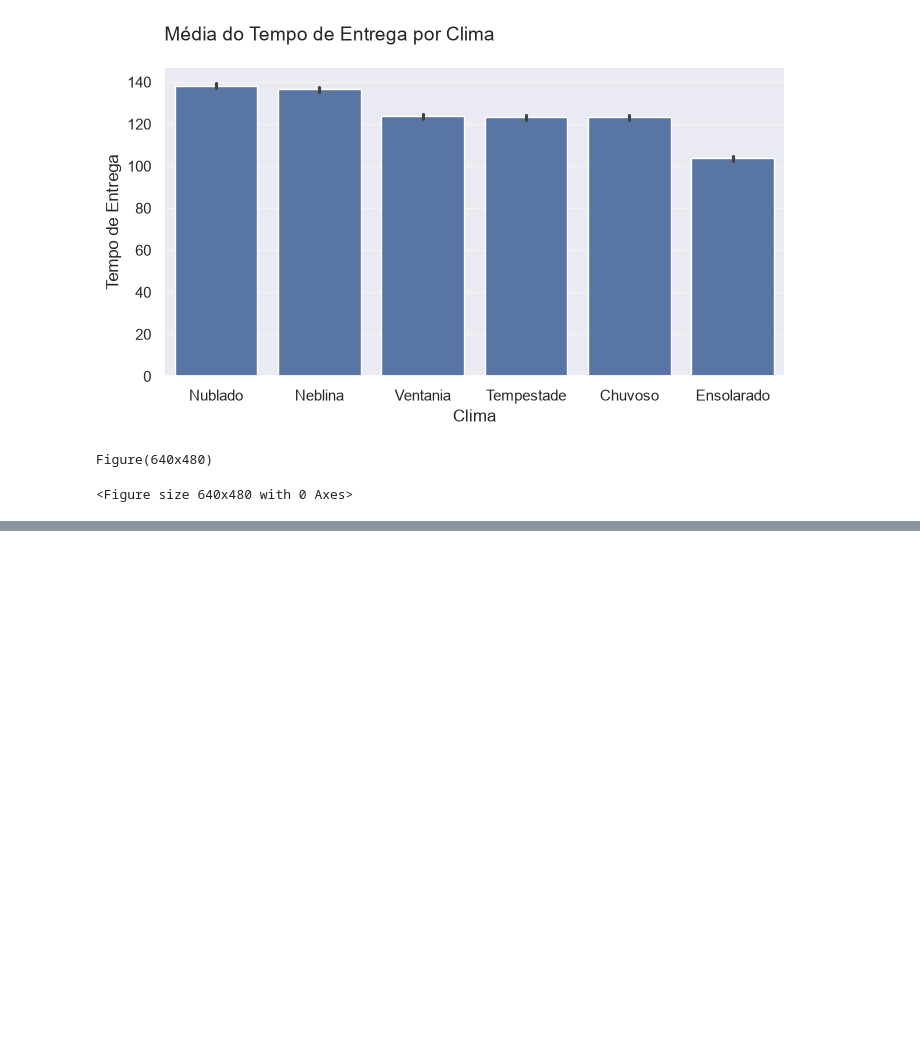
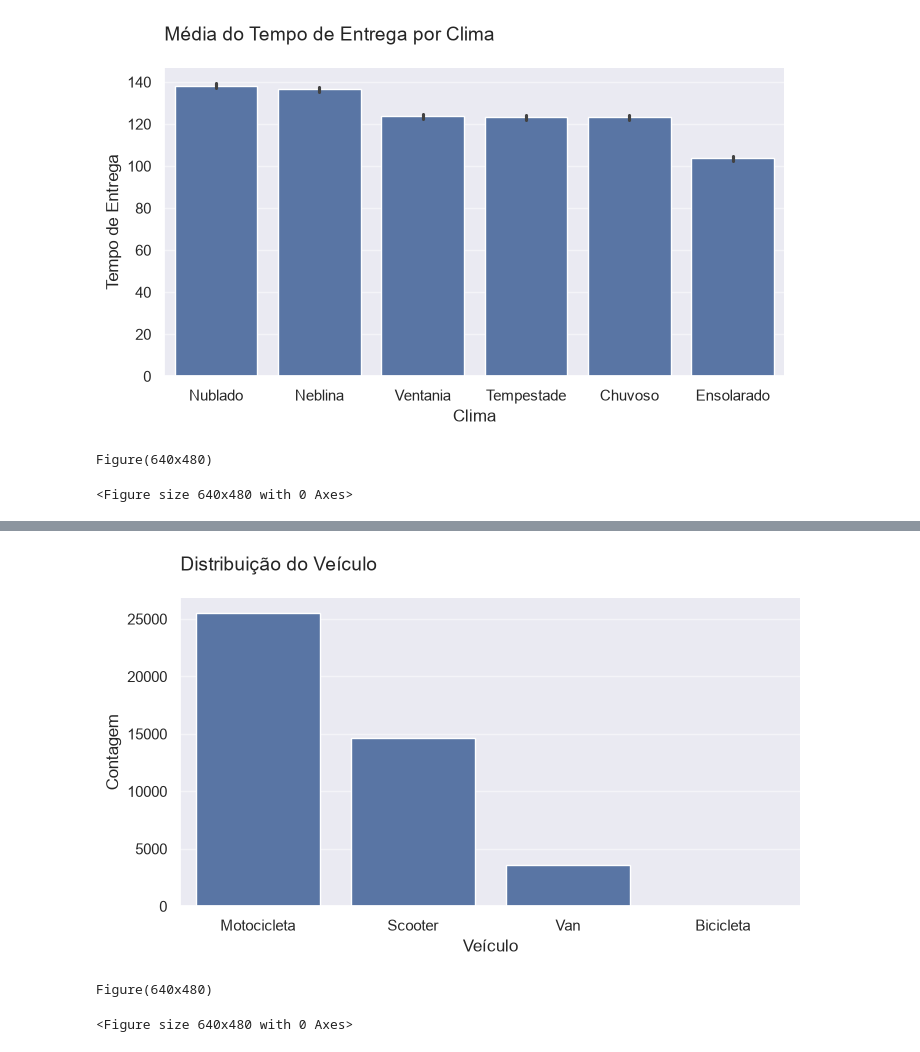
Before and after one commit to GuiMRDS/LangChain_analiseDeDados, a Jupyter notebook: agente.ipynb, the cells around one changed output, grey strips where cells are left out. Cells and saved outputs as stored; diff of their text form; code cells hidden in the pictures; blank space fills up the shorter version.

```diff
--- a/agente.ipynb
+++ b/agente.ipynb
@@ -782,0 +791,8 @@ Figure(640x480)
+# %%
+resposta_grafico_3 = gerar_grafico.invoke("""Crie um grafico de distribuição do veículo""")
+
+print(resposta_grafico_3)
+# %% [output]
+[figure, added]
+Figure(640x480)
+<Figure size 640x480 with 0 Axes>
```
Also changed, not shown: parts of 2 cells of this notebook.
